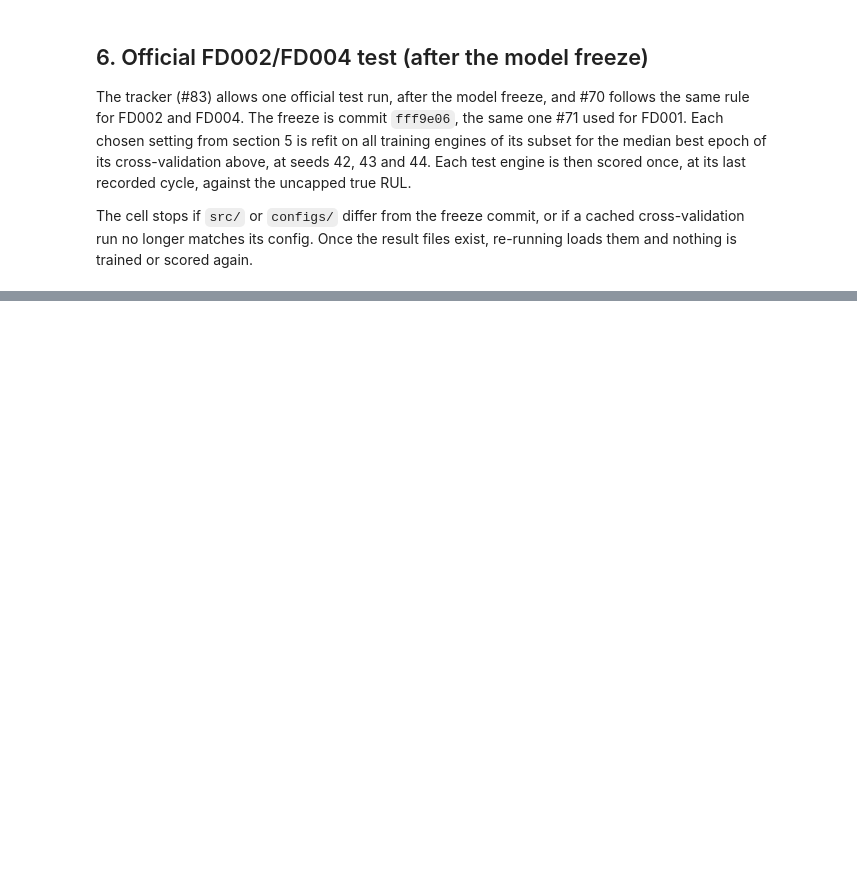
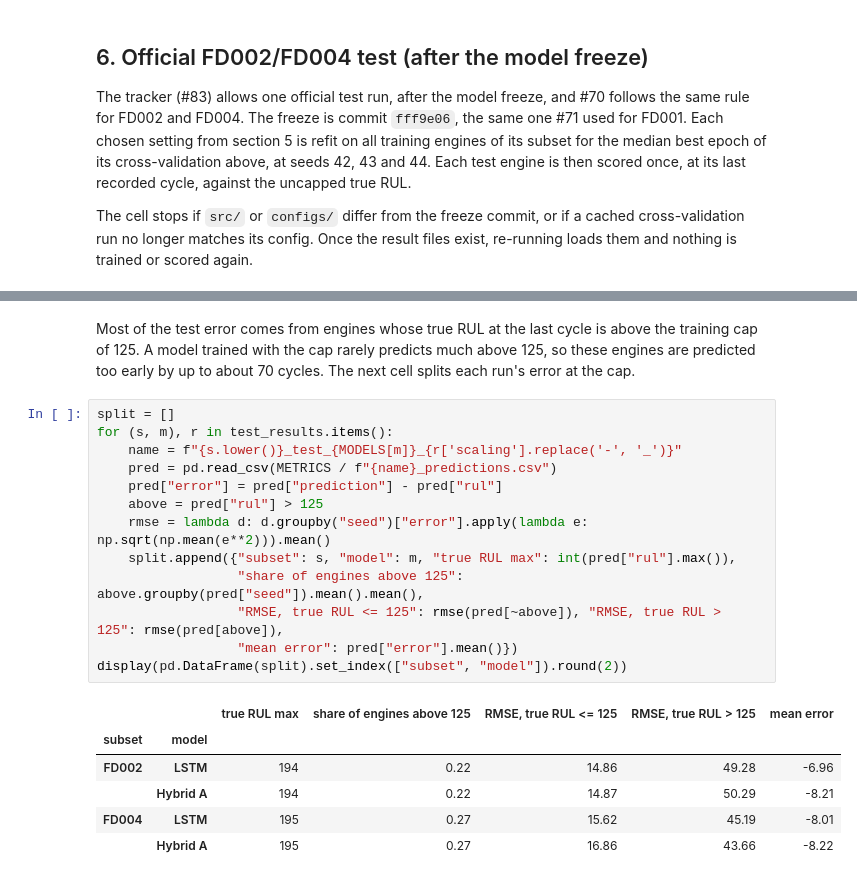
Before and after one commit to vks-g/cmapss-rul-hybrid, a Jupyter notebook: notebooks/phase2/12_multi_regime.ipynb, the cells around one changed output, grey strips where cells are left out. Cells and saved outputs as stored; diff of their text form; blank space fills up the shorter version.

```diff
--- a/notebooks/phase2/12_multi_regime.ipynb
+++ b/notebooks/phase2/12_multi_regime.ipynb
@@ -319,3 +324,25 @@ Official test not run: waiting for the model freeze (#83).
+# %% [markdown]
+Most of the test error comes from engines whose true RUL at the last cycle is above the training cap of 125. A model trained with the cap rarely predicts much above 125, so these engines are predicted too early by up to about 70 cycles. The next cell splits each run's error at the cap.
+# %%
+split = []
+for (s, m), r in test_results.items():
+    name = f"{s.lower()}_test_{MODELS[m]}_{r['scaling'].replace('-', '_')}"
+    pred = pd.read_csv(METRICS / f"{name}_predictions.csv")
+    pred["error"] = pred["prediction"] - pred["rul"]
+    above = pred["rul"] > 125
+    rmse = lambda d: d.groupby("seed")["error"].apply(lambda e: np.sqrt(np.mean(e**2))).mean()
+    split.append({"subset": s, "model": m, "true RUL max": int(pred["rul"].max()),
+                  "share of engines above 125": above.groupby(pred["seed"]).mean().mean(),
+                  "RMSE, true RUL <= 125": rmse(pred[~above]), "RMSE, true RUL > 125": rmse(pred[above]),
+                  "mean error": pred["error"].mean()})
+display(pd.DataFrame(split).set_index(["subset", "model"]).round(2))
+# %% [output]
+|  |  | true RUL max | share of engines above 125 | RMSE, true RUL <= 125 | RMSE, true RUL > 125 | mean error |
+| subset | model |  |  |  |  |  |
+| FD002 | LSTM | 194 | 0.22 | 14.86 | 49.28 | -6.96 |
+|  | Hybrid A | 194 | 0.22 | 14.87 | 50.29 | -8.21 |
+| FD004 | LSTM | 195 | 0.27 | 15.62 | 45.19 | -8.01 |
+|  | Hybrid A | 195 | 0.27 | 16.86 | 43.66 | -8.22 |
 # %% [markdown]
 ## Summary
 
```
Also changed, not shown: parts of 2 cells of this notebook, 1 other file.
